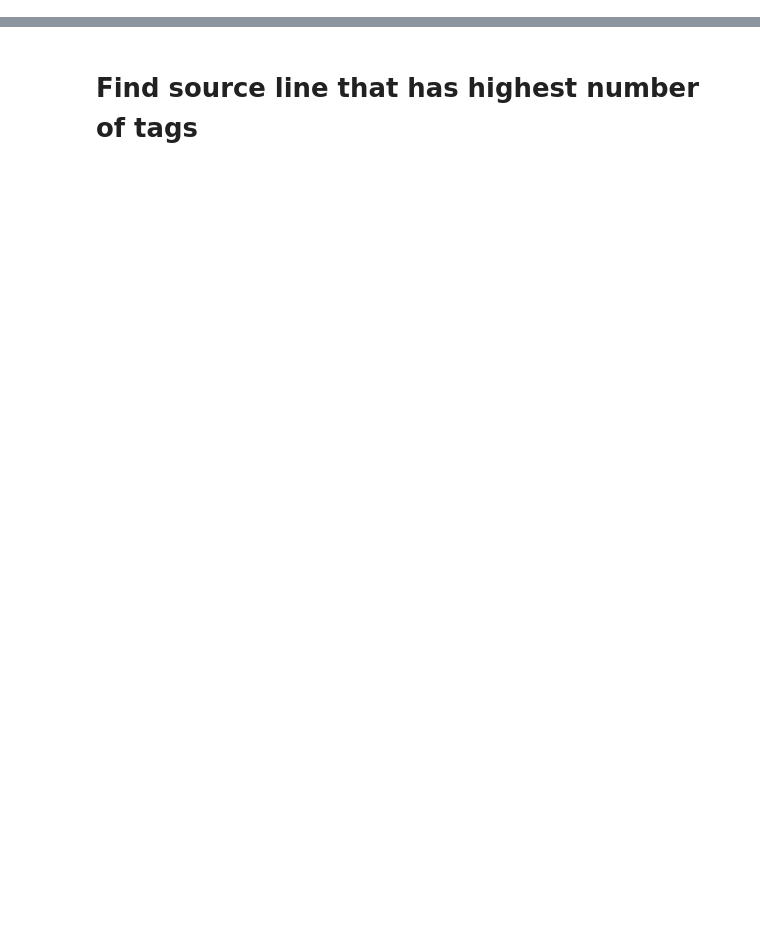
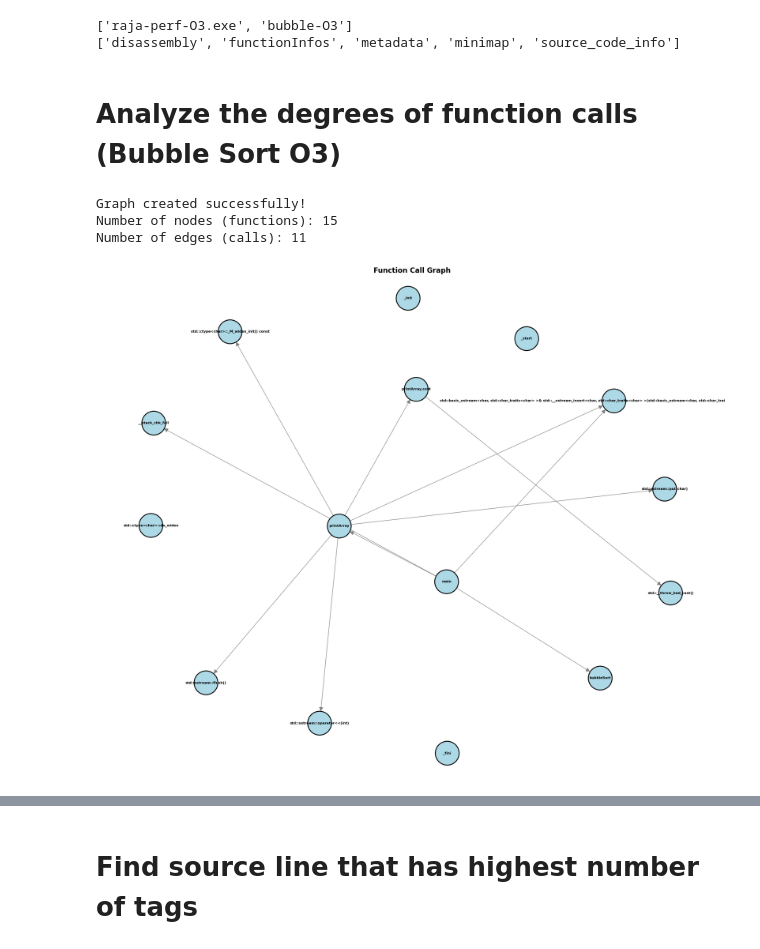
Before and after one commit to Prapti-044/dis-viz, a Jupyter notebook: analysis/main.ipynb, the cells around one changed output, grey strips where cells are left out. Drawn from its saved outputs; the diff is of its cells as text; code cells hidden in the pictures; blank space fills up the shorter version.

```diff
--- a/analysis/main.ipynb
+++ b/analysis/main.ipynb
@@ -84,0 +64,26 @@ blocks = bin_result['blocks_info']['memory_order_blocks']
+# %%
+# Load from .disviz tar.gz archive and extract JSON
+
+import tarfile
+import tempfile
+import os
+
+result = {}
+
+# Find all .disviz files in the 'json' directory
+for disviz_file in Path('.').glob('*.disviz'):
+    with tarfile.open(disviz_file, 'r:gz') as tar:
+        # Extract to a temporary directory
+        with tempfile.TemporaryDirectory() as tmpdir:
+            tar.extractall(path=tmpdir)
+            json_path = os.path.join(tmpdir, 'data.json')
+            with open(json_path, 'r') as f:
+                # Use the .disviz file stem as the key
+                result[disviz_file.stem] = json.load(f)
+
+print([k for k in result.keys()])
+sample = list(result.keys())[0]
+print([k for k in result[sample].keys()])
+# %% [output]
+['raja-perf-O3.exe', 'bubble-O3']
+['disassembly', 'functionInfos', 'metadata', 'minimap', 'source_code_info']
@@ -84,0 +94,53 @@ blocks = bin_result['blocks_info']['memory_order_blocks']
+# %% [markdown]
+# Analyze the degrees of function calls (Bubble Sort O3)
+# %%
+# Create a directed graph
+call_graph = nx.DiGraph()
+
+# Process all functions and their calls
+for func_info in bin_result['functionInfos']:
+    func_name = func_info['name']
+
+    # Add the function as a node
+    call_graph.add_node(func_name)
+
+    # Process all calls from this function
+    for call in func_info['calls']:
+        target_func_names = call['target_func_names']
+
+        # Add edges to all target functions
+        for target_func in target_func_names:
+            call_graph.add_edge(func_name, target_func)
+
+print(f"Graph created successfully!")
+print(f"Number of nodes (functions): {call_graph.number_of_nodes()}")
+print(f"Number of edges (calls): {call_graph.number_of_edges()}")
+# %% [output]
+Graph created successfully!
+Number of nodes (functions): 15
+Number of edges (calls): 11
+# %%
+# Visualize the call graph
+plt.figure(figsize=(20, 16))
+
+# Use hierarchical layout for better visualization of call graphs
+pos = nx.spring_layout(call_graph, k=2, iterations=50, seed=42)
+
+# Draw the graph
+nx.draw(call_graph, pos,
+        with_labels=True,
+        node_color='lightblue',
+        node_size=3000,
+        font_size=8,
+        font_weight='bold',
+        arrows=True,
+        arrowsize=20,
+        edge_color='gray',
+        linewidths=2,
+        edgecolors='black')
+
+plt.title("Function Call Graph", fontsize=16, fontweight='bold')
+plt.tight_layout()
+plt.show()
+# %% [output]
+[figure, added]
```
Also changed, not shown: parts of 15 cells of this notebook.
